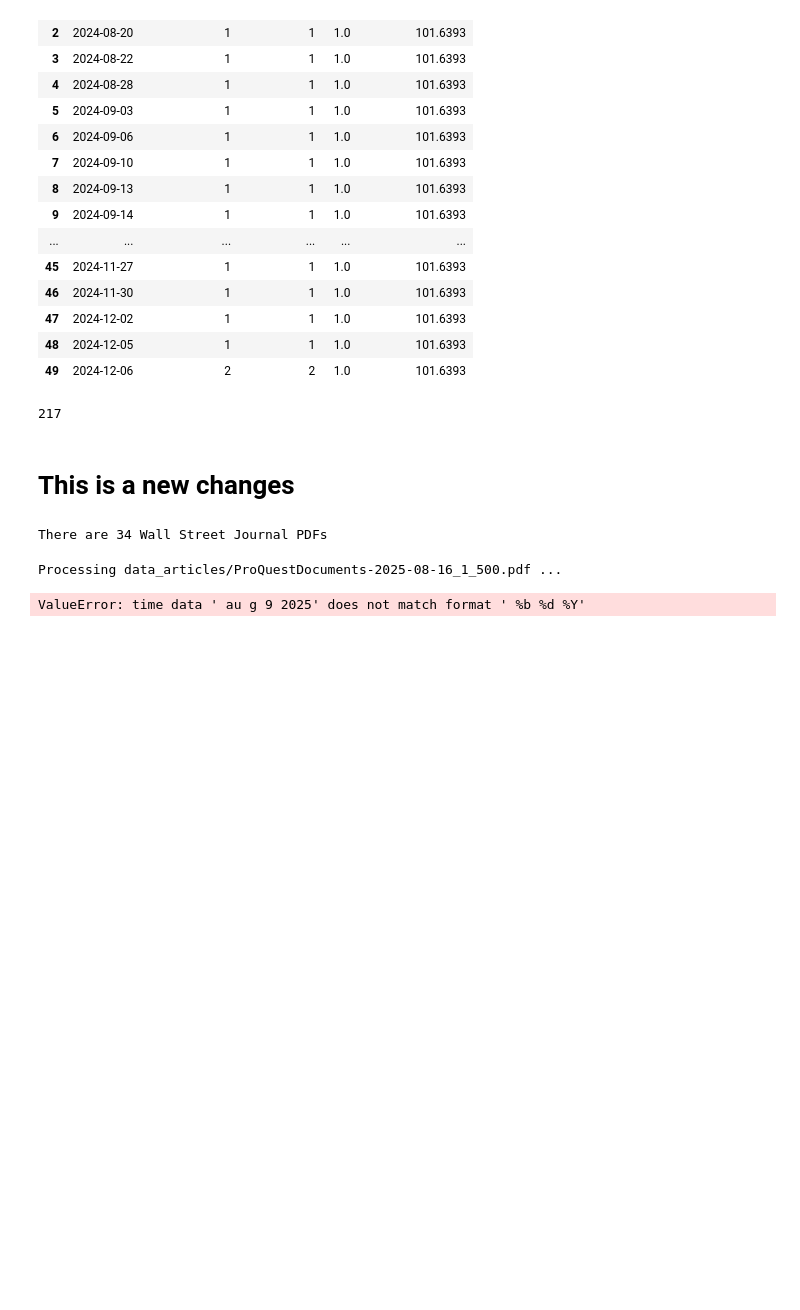
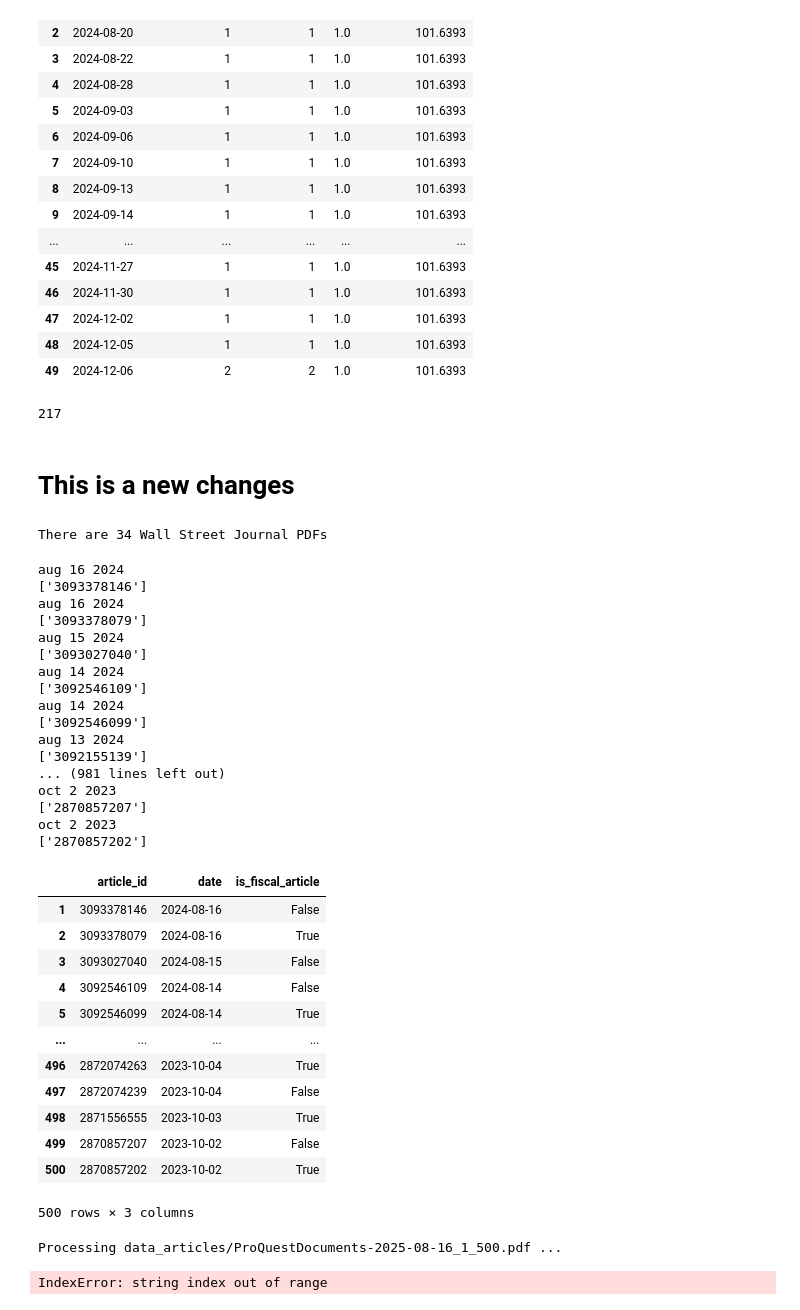
Before and after one commit to UWA-DS-11/capstone-project-11, a Jupyter notebook: fiscal_policy_index/pdf_extraction.ipynb, the cells around one changed output. Cells and saved outputs as stored; diff of their text form; code cells hidden in the pictures; blank space fills up the shorter version.

Commit message:
fix the date format, can run with the first 500 articles

```diff
--- a/fiscal_policy_index/pdf_extraction.ipynb
+++ b/fiscal_policy_index/pdf_extraction.ipynb
@@ -112,26 +118,40 @@ def clean_article(article):
     return final_doc # remove the name of the writer
 
 def clean_detail(detail):
-    year=""
-    date=""
+    year=None
+    date=None
     article_id=""
     for row in detail.split('\n'):
         if row.split(":")[0]=="proquest document id":
             article_id=row.split(":")[1].strip().split(" ")
+            print(article_id)
             if len(article_id)>1:
                 new_id=""
                 for part in article_id:
                     new_id+=part
                 article_id=[new_id]
             continue
-        if row.split(":")[0]=="publication year":
-            year = str(row.split(":")[1])
+        #if row.split(":")[0]=="publication year":
+            #year = str(row.split(":")[1].strip())
+            #print(year)
         if row.split(":")[0]=="publication date":
-            raw_date=row.split(":")[1].split(",")[0]
-            full_raw_date= raw_date + year
-            format_date= " %b %d %Y"
-            date = datetime.strptime(full_raw_date, format_date)
-    return date.date(), article_id
+            raw_date=row.split(":")[1].split(",")[0].strip().split(" ")
+            raw_year=row.split(":")[1].split(",")[1].strip().split(" ")
+            raw_date1=""
+            raw_date2=""
+            for value in raw_date: # add date
+                raw_date1+=value
+            for value in raw_year: # add year
+                raw_date1+=value
+            if len(raw_date1)==8:
+                raw_date2+=raw_date1[:3]+" "+raw_date1[3]+" "+raw_date1[4:]
+            if len(raw_date1)==9:
+                raw_date2+=raw_date1[:3]+" "+raw_date1[3:5]+" "+raw_date1[5:]
+            print(raw_date2)
+            #full_raw_date= raw_date2 + " "+ year
+            format_date= "%b %d %Y"
+            date = datetime.strptime(raw_date2, format_date)
+    return (date.date() if date else None), article_id
 
 
 raw_input1=raw_data_extraction('3pages.pdf')
@@ -445,6 +496,39 @@ pdf_wsj = glob.glob("data_articles/*.pdf")
 print("There are", len(pdf_wsj), "Wall Street Journal PDFs")
 # %% [output]
 There are 34 Wall Street Journal PDFs
+# %%
+full_pipeline("/Users/henrytran/Documents/GitHub/capstone-project-11/fiscal_policy_index/data_articles/ProQuest Documents 23-24_1.pdf")
+# %% [output]
+aug 16 2024
+['3093378146']
+aug 16 2024
+['3093378079']
+aug 15 2024
+['3093027040']
+aug 14 2024
+['3092546109']
+aug 14 2024
+['3092546099']
+aug 13 2024
+['3092155139']
+... (981 lines left out)
+oct 2 2023
+['2870857207']
+oct 2 2023
+['2870857202']
+|  | article_id | date | is_fiscal_article |
+| 1 | 3093378146 | 2024-08-16 | False |
+| 2 | 3093378079 | 2024-08-16 | True |
+| 3 | 3093027040 | 2024-08-15 | False |
+| 4 | 3092546109 | 2024-08-14 | False |
+| 5 | 3092546099 | 2024-08-14 | True |
+| ... | ... | ... | ... |
+| 496 | 2872074263 | 2023-10-04 | True |
+| 497 | 2872074239 | 2023-10-04 | False |
+| 498 | 2871556555 | 2023-10-03 | True |
+| 499 | 2870857207 | 2023-10-02 | False |
+| 500 | 2870857202 | 2023-10-02 | True |
+500 rows × 3 columns
 # %%
 all_articles = []
 for pdf in pdf_wsj:
@@ -456,4 +540,4 @@ for pdf in pdf_wsj:
 wsj_df = pd.concat(all_articles, ignore_index=True)
 # %% [output]
 Processing data_articles/ProQuestDocuments-2025-08-16_1_500.pdf ...
-ValueError: time data ' au g 9 2025' does not match format ' %b %d %Y'
+IndexError: string index out of range
```
Also changed, not shown: parts of 5 cells of this notebook.
